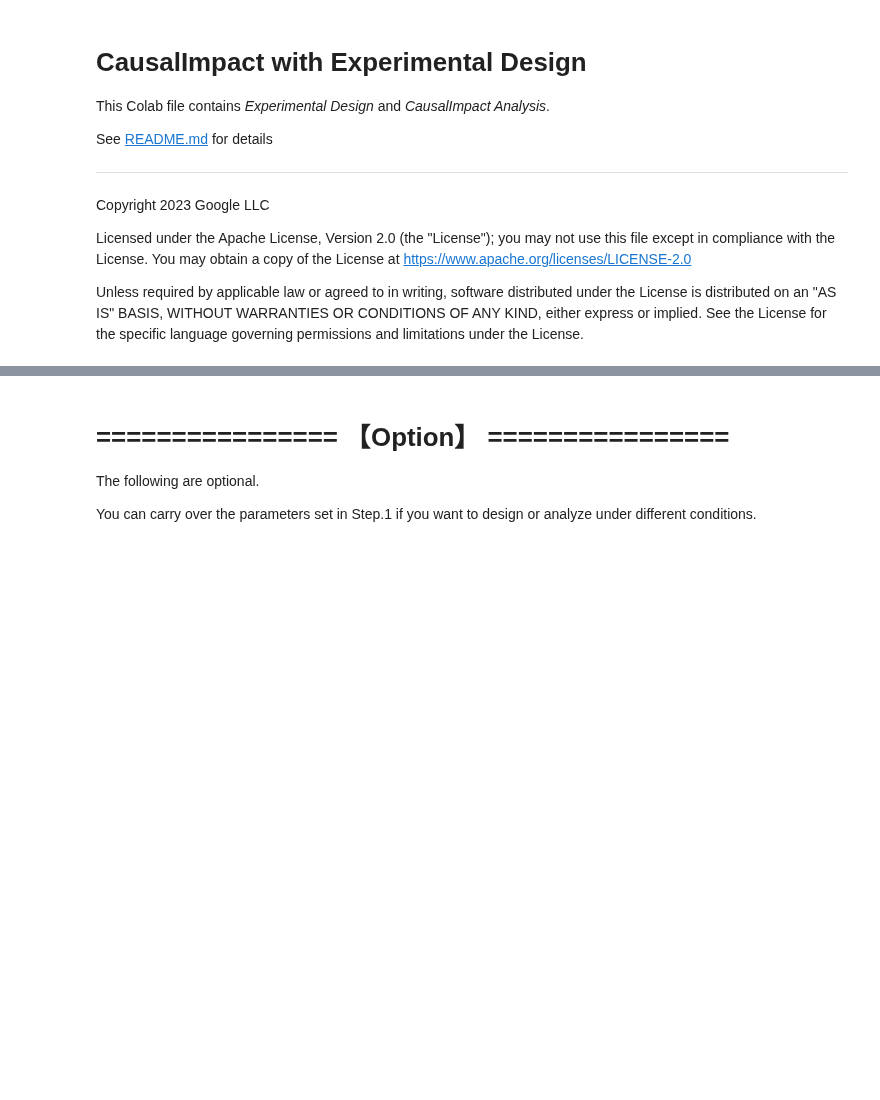
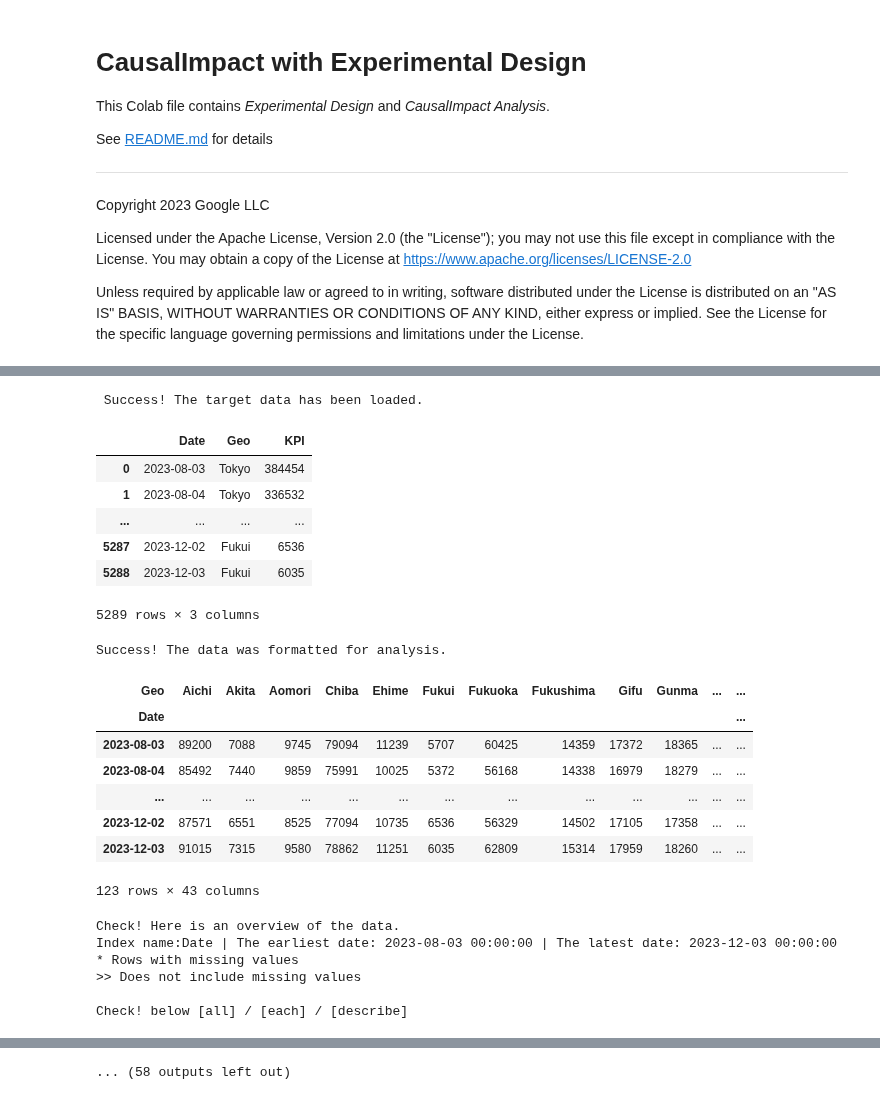
Before and after one commit to google/business_intelligence_group, a Jupyter notebook: solutions/causal-impact/CausalImpact_with_Experimental_Design.ipynb, the cells around one changed output, grey strips where cells are left out. Drawn from its saved outputs; the diff is of its cells as text; code cells hidden in the pictures; blank space fills up the shorter version.

```diff
--- a/solutions/causal-impact/CausalImpact_with_Experimental_Design.ipynb
+++ b/solutions/causal-impact/CausalImpact_with_Experimental_Design.ipynb
@@ -1495,11 +3179,32 @@ if 'dict_params' in globals():
 # %%
 # @title Step.2
-%%time
 case_1.load_data()
 case_1.format_data()
-dict_params = PreProcess.saving_params(case_1)
 
-if case_1.purpose_selection.selected_index == 0:
-  case_1.run_causalImpact()
-else:
-  case_1.run_experimental_design()
+case_1.run_experimental_design()
+
+print('\nExecution datetime(GMT):{}'.format(datetime.datetime.now()))
+# %% [output]
+ Success! The target data has been loaded.
+|  | Date | Geo | KPI |
+| 0 | 2023-08-03 | Tokyo | 384454 |
+| 1 | 2023-08-04 | Tokyo | 336532 |
+| ... | ... | ... | ... |
+| 5287 | 2023-12-02 | Fukui | 6536 |
+| 5288 | 2023-12-03 | Fukui | 6035 |
+5289 rows × 3 columns
+Success! The data was formatted for analysis.
+| Geo | Aichi | Akita | Aomori | Chiba | Ehime | Fukui | Fukuoka | Fukushima | Gifu | Gunma | ... | ... |
+| Date |  |  |  |  |  |  |  |  |  |  |  | ... |
+| 2023-08-03 | 89200 | 7088 | 9745 | 79094 | 11239 | 5707 | 60425 | 14359 | 17372 | 18365 | ... | ... |
+| 2023-08-04 | 85492 | 7440 | 9859 | 75991 | 10025 | 5372 | 56168 | 14338 | 16979 | 18279 | ... | ... |
+| ... | ... | ... | ... | ... | ... | ... | ... | ... | ... | ... | ... | ... |
+| 2023-12-02 | 87571 | 6551 | 8525 | 77094 | 10735 | 6536 | 56329 | 14502 | 17105 | 17358 | ... | ... |
+| 2023-12-03 | 91015 | 7315 | 9580 | 78862 | 11251 | 6035 | 62809 | 15314 | 17959 | 18260 | ... | ... |
+123 rows × 43 columns
+Check! Here is an overview of the data.
+Index name:Date | The earliest date: 2023-08-03 00:00:00 | The latest date: 2023-12-03 00:00:00
+* Rows with missing values
+>> Does not include missing values
+
+Check! below [all] / [each] / [describe]
@@ -1505,0 +3216 @@ else:
+... (58 outputs left out)
@@ -1513,6 +3216,0 @@ else:
-# %% [markdown]
-# ================ 【Option】 ================
-
-The following are optional.
-
-You can carry over the parameters set in Step.1 if you want to design or analyze under different conditions.
```
Also changed, not shown: parts of 13 cells of this notebook.
